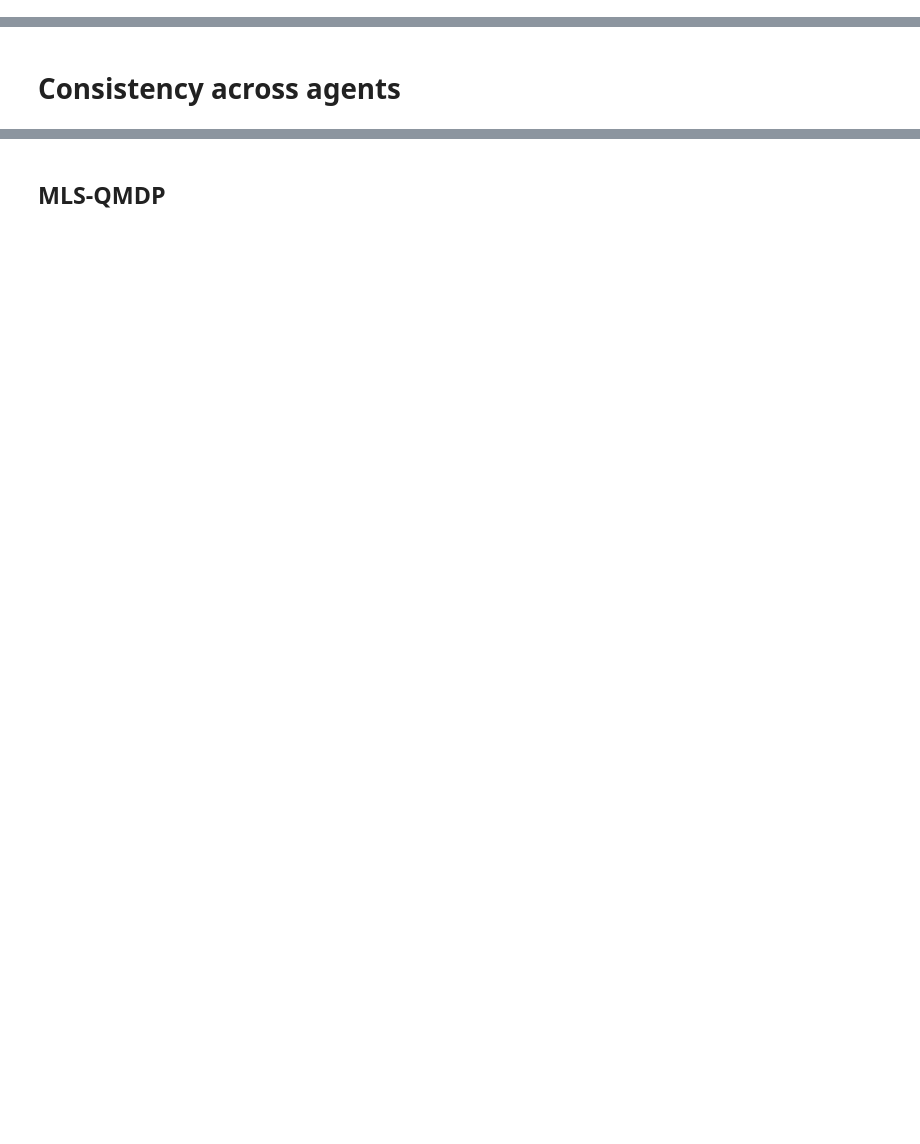
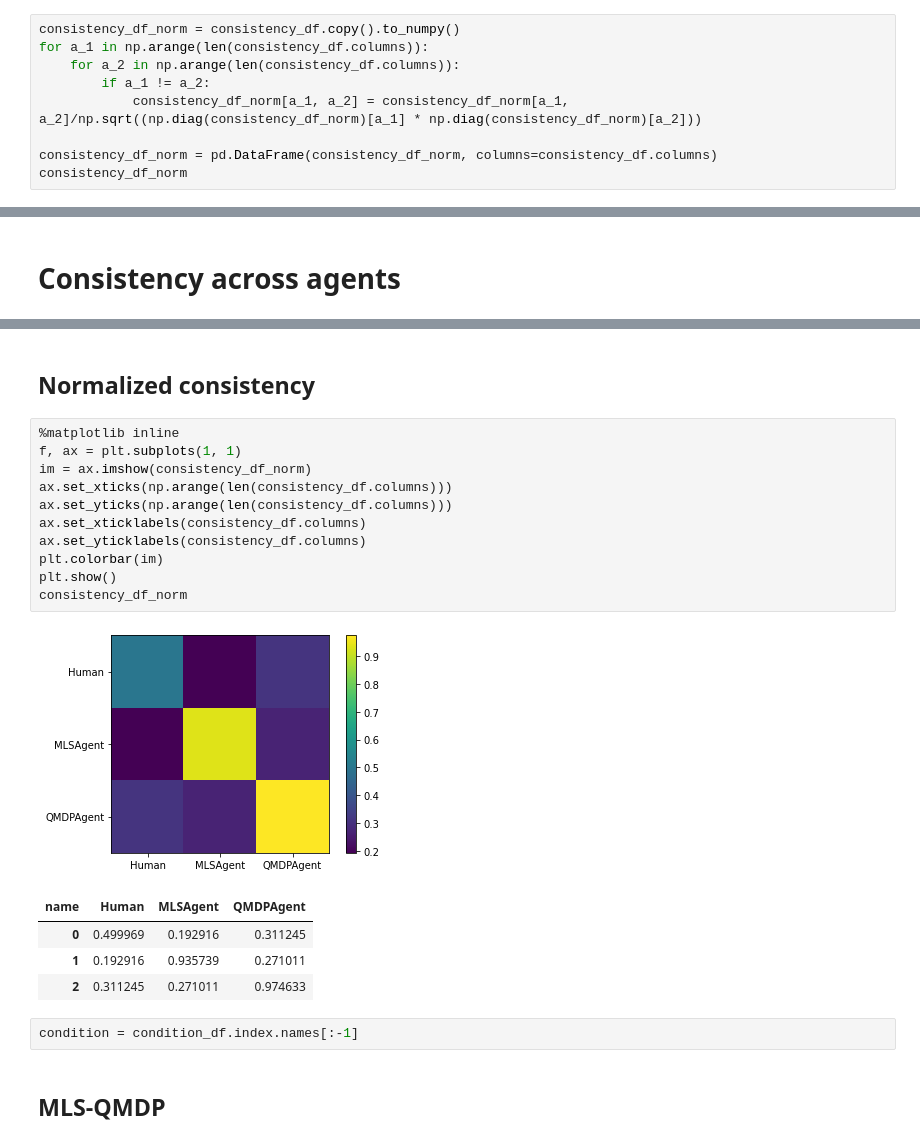
Before and after one commit to aidapiccato/search-world, a Jupyter notebook: notebooks/human_consistency.ipynb, the cells around one changed output, grey strips where cells are left out. Cells and saved outputs as stored; diff of their text form; blank space fills up the shorter version.

```diff
--- a/notebooks/human_consistency.ipynb
+++ b/notebooks/human_consistency.ipynb
@@ -54,2 +79,11 @@ df = pd.concat((agent_df, human_df))
 condition_df = get_condition_features(get_condition_df(df, condition=['length', 'n_corr', 'agent_init_state', 'target_state']), df)
 consistency_df = get_consistency(condition_df, df, condition=['length', 'n_corr', 'agent_init_state', 'target_state'])
+# %%
+consistency_df_norm = consistency_df.copy().to_numpy()
+for a_1 in np.arange(len(consistency_df.columns)):
+    for a_2 in np.arange(len(consistency_df.columns)):
+        if a_1 != a_2:
+            consistency_df_norm[a_1, a_2] = consistency_df_norm[a_1, a_2]/np.sqrt((np.diag(consistency_df_norm)[a_1] * np.diag(consistency_df_norm)[a_2]))
+
+consistency_df_norm = pd.DataFrame(consistency_df_norm, columns=consistency_df.columns)
+consistency_df_norm
@@ -90,3 +143,24 @@ plt.show()
+# %% [markdown]
+## Normalized consistency
+# %%
+%matplotlib inline
+f, ax = plt.subplots(1, 1)
+im = ax.imshow(consistency_df_norm)
+ax.set_xticks(np.arange(len(consistency_df.columns)))
+ax.set_yticks(np.arange(len(consistency_df.columns)))
+ax.set_xticklabels(consistency_df.columns)
+ax.set_yticklabels(consistency_df.columns)
+plt.colorbar(im)
+plt.show()
+consistency_df_norm
+# %% [output]
+[figure, added]
+| name | Human | MLSAgent | QMDPAgent |
+| 0 | 0.499969 | 0.192916 | 0.311245 |
+| 1 | 0.192916 | 0.935739 | 0.271011 |
+| 2 | 0.311245 | 0.271011 | 0.974633 |
+# %%
+condition = condition_df.index.names[:-1]
 # %% [markdown]
 ## MLS-QMDP
 # %%
```
Also changed, not shown: parts of 24 cells of this notebook, 6 other files.
